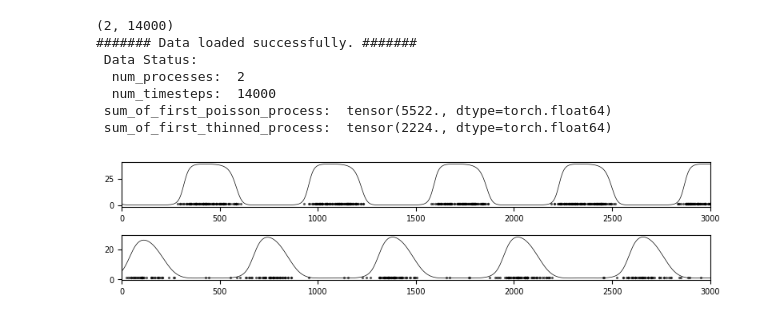
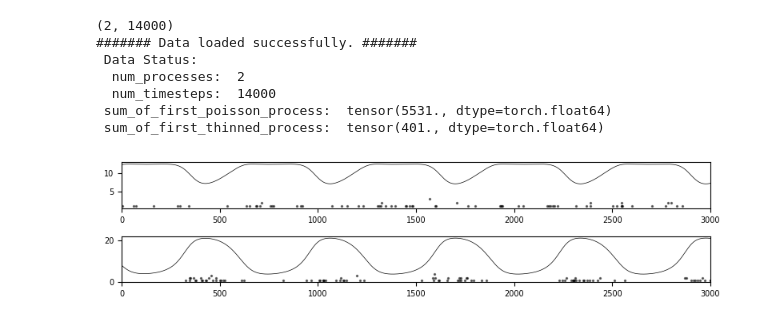
Before and after one commit to gabrielgramm/Learning_Dynamical_Systems_from_Point_Process_Data, a Jupyter notebook: run_optimization.ipynb, the cells around one changed output. Cells and saved outputs as stored; diff of their text form; code cells hidden in the pictures.

```diff
--- a/run_optimization.ipynb
+++ b/run_optimization.ipynb
@@ -10,37 +10,37 @@ from helpers.helpers import Helper
 from variational_inference.variational_inference import VariationalInference
 from variational_inference.optimization_loop import optimization_loop
 from data_generation.data_generator import DataGenerator
 from time_grid_optimization.time_grid_optimizer2 import Time_grid_optimizer2
 from time_series.ts_Helper import TS_Helper
 from helpers.plotter import plot_loss, plot_big_time_grid, plot_time_grid, plot_time_grid_kernel
 
 ######### load data #########
 folder_name = 'data_generation\\generated_data'
-name = 'data_arrays_T14000_n2_mu0.5.npz'
+name = 'marked_T14000_n2_mu0.5.npz'
 file_path = os.path.join(folder_name, name)
 loaded_data = np.load(file_path)
 full_gp_samples = loaded_data['gp_samples']
 full_poisson_process = loaded_data['poisson_process']
 full_thinned_process = loaded_data['thinned_process']
 print(full_thinned_process.shape)
 
 full_gp_samples = torch.tensor(full_gp_samples, dtype=torch.float64)
 gp_samples = full_gp_samples[:, :10000] #!!!!!   cut down to train size    !!!!!
 full_poisson_process = torch.tensor(full_poisson_process, dtype=torch.float64)
 full_thinned_process = torch.tensor(full_thinned_process, dtype=torch.float64)
 
 DataGenerator.print_data_status(full_gp_samples, full_poisson_process, full_thinned_process)
 DataGenerator.plot_marked_data(full_gp_samples, full_poisson_process, full_thinned_process, xlim=3000)
 num_processes = full_thinned_process.shape[0]
 # %% [output]
 (2, 14000)
 ####### Data loaded successfully. #######
  Data Status:
   num_processes:  2
   num_timesteps:  14000
- sum_of_first_poisson_process:  tensor(5522., dtype=torch.float64)
- sum_of_first_thinned_process:  tensor(2224., dtype=torch.float64)
+ sum_of_first_poisson_process:  tensor(5531., dtype=torch.float64)
+ sum_of_first_thinned_process:  tensor(401., dtype=torch.float64)
-[figure, old version]
+[figure, new version]
 # %%
 list_vi_objects = []
 loss_tracker_all_processes = []
```
Also changed, not shown: parts of 4 cells of this notebook, 3 other files.
